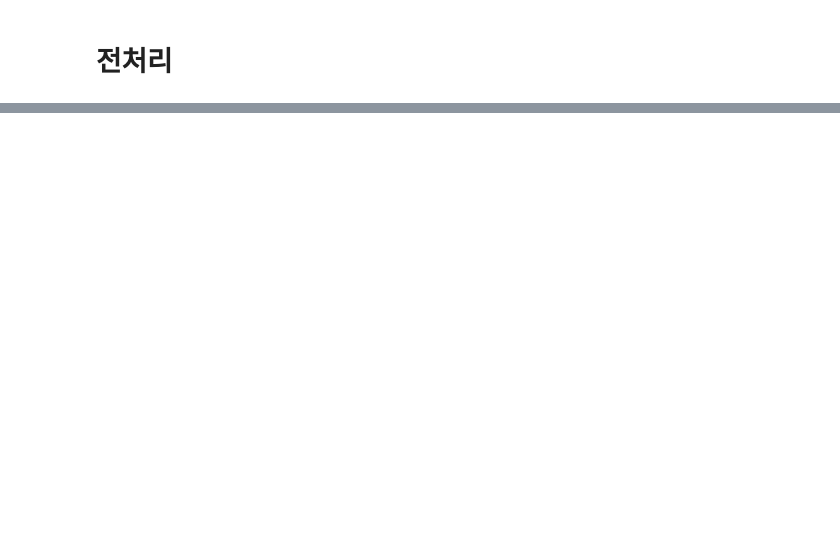
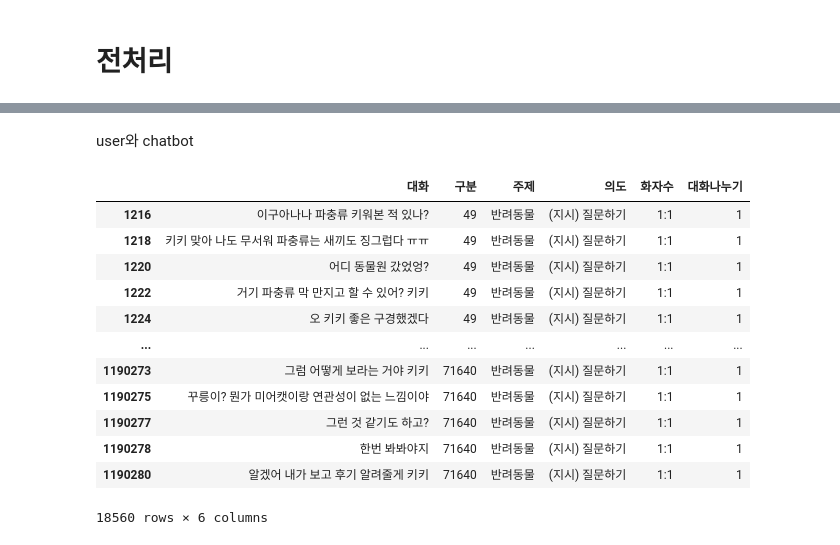
Before and after one commit to seohyun1119/mental-health-chatbot, a Jupyter notebook: chatbot_practice_2.ipynb, the cells around one changed output, grey strips where cells are left out. Saved outputs shown, nothing was run; the diff lists cells and outputs as text; code cells hidden in the pictures; blank space fills up the shorter version.

```diff
--- a/chatbot_practice_2.ipynb
+++ b/chatbot_practice_2.ipynb
@@ -223,0 +470,19 @@ AttributeError: 'DataFrame' object has no attribute 'extend'
+# %% [markdown]
+user와 chatbot
+# %%
+df_pet_1 = df_pet[df_pet['대화나누기'] == '1']
+df_pet_1
+# %% [output]
+|  | 대화 | 구분 | 주제 | 의도 | 화자수 | 대화나누기 |
+| 1216 | 이구아나나 파충류 키워본 적 있나? | 49 | 반려동물 | (지시) 질문하기 | 1:1 | 1 |
+| 1218 | 키키 맞아 나도 무서워 파충류는 새끼도 징그럽다 ㅠㅠ | 49 | 반려동물 | (지시) 질문하기 | 1:1 | 1 |
+| 1220 | 어디 동물원 갔었엉? | 49 | 반려동물 | (지시) 질문하기 | 1:1 | 1 |
+| 1222 | 거기 파충류 막 만지고 할 수 있어? 키키 | 49 | 반려동물 | (지시) 질문하기 | 1:1 | 1 |
+| 1224 | 오 키키 좋은 구경했겠다 | 49 | 반려동물 | (지시) 질문하기 | 1:1 | 1 |
+| ... | ... | ... | ... | ... | ... | ... |
+| 1190273 | 그럼 어떻게 보라는 거야 키키 | 71640 | 반려동물 | (지시) 질문하기 | 1:1 | 1 |
+| 1190275 | 꾸릉이? 뭔가 미어캣이랑 연관성이 없는 느낌이야 | 71640 | 반려동물 | (지시) 질문하기 | 1:1 | 1 |
+| 1190277 | 그런 것 같기도 하고? | 71640 | 반려동물 | (지시) 질문하기 | 1:1 | 1 |
+| 1190278 | 한번 봐봐야지 | 71640 | 반려동물 | (지시) 질문하기 | 1:1 | 1 |
+| 1190280 | 알겠어 내가 보고 후기 알려줄게 키키 | 71640 | 반려동물 | (지시) 질문하기 | 1:1 | 1 |
+18560 rows × 6 columns
```
Also changed, not shown: parts of 63 cells of this notebook, 1 other file.
